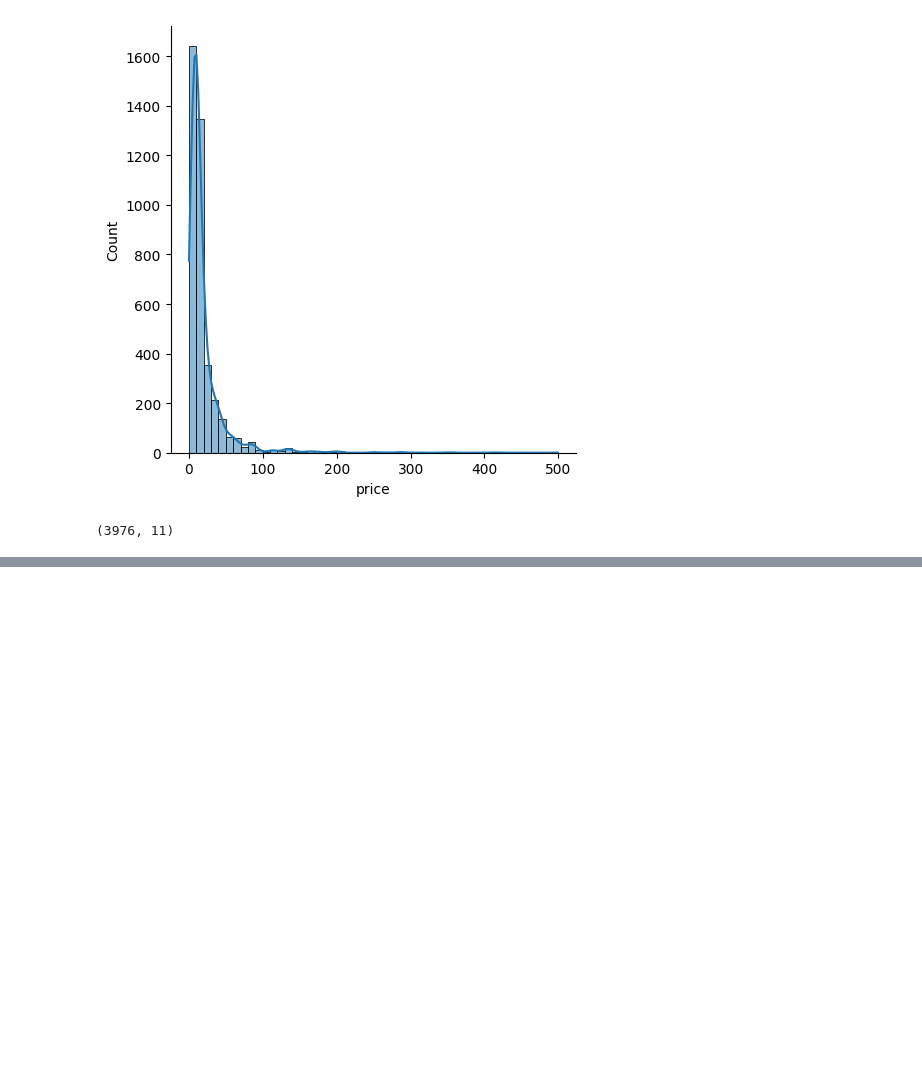
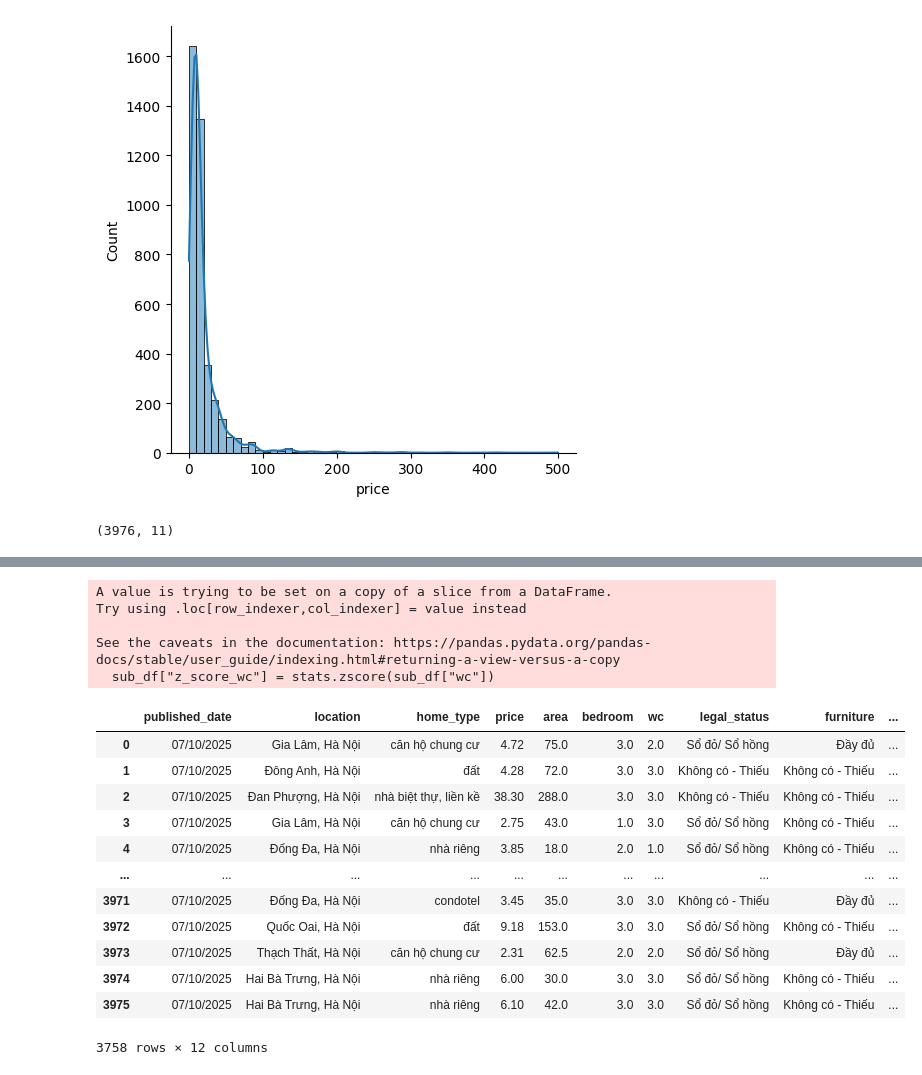
Before and after one commit to tuananh3124/python-crawl-bds.com.vn, a Jupyter notebook: bds_hn_cleaning_data.ipynb, the cells around one changed output, grey strips where cells are left out. Drawn from its saved outputs; the diff is of its cells as text; code cells hidden in the pictures; blank space fills up the shorter version.

Commit message:
cleaning data

```diff
--- a/bds_hn_cleaning_data.ipynb
+++ b/bds_hn_cleaning_data.ipynb
@@ -141,0 +168,24 @@ See the caveats in the documentation: https://pandas.pydata.org/pandas-docs/stab
+# %%
+# Lọc các dữ liệu ngoại lai wc bằng z-score
+sub_df["z_score_wc"] = stats.zscore(sub_df["wc"])
+sub_df = sub_df[(abs(sub_df["z_score_wc"]) <= 3)]
+sub_df
+# %% [output]
+A value is trying to be set on a copy of a slice from a DataFrame.
+Try using .loc[row_indexer,col_indexer] = value instead
+
+See the caveats in the documentation: https://pandas.pydata.org/pandas-docs/stable/user_guide/indexing.html#returning-a-view-versus-a-copy
+  sub_df["z_score_wc"] = stats.zscore(sub_df["wc"])
+|  | published_date | location | home_type | price | area | bedroom | wc | legal_status | furniture | ... |
+| 0 | 07/10/2025 | Gia Lâm, Hà Nội | căn hộ chung cư | 4.72 | 75.0 | 3.0 | 2.0 | Sổ đỏ/ Sổ hồng | Đầy đủ | ... |
+| 1 | 07/10/2025 | Đông Anh, Hà Nội | đất | 4.28 | 72.0 | 3.0 | 3.0 | Không có - Thiếu | Không có - Thiếu | ... |
+| 2 | 07/10/2025 | Đan Phượng, Hà Nội | nhà biệt thự, liền kề | 38.30 | 288.0 | 3.0 | 3.0 | Không có - Thiếu | Không có - Thiếu | ... |
+| 3 | 07/10/2025 | Gia Lâm, Hà Nội | căn hộ chung cư | 2.75 | 43.0 | 1.0 | 3.0 | Sổ đỏ/ Sổ hồng | Không có - Thiếu | ... |
+| 4 | 07/10/2025 | Đống Đa, Hà Nội | nhà riêng | 3.85 | 18.0 | 2.0 | 1.0 | Sổ đỏ/ Sổ hồng | Không có - Thiếu | ... |
+| ... | ... | ... | ... | ... | ... | ... | ... | ... | ... | ... |
+| 3971 | 07/10/2025 | Đống Đa, Hà Nội | condotel | 3.45 | 35.0 | 3.0 | 3.0 | Không có - Thiếu | Đầy đủ | ... |
+| 3972 | 07/10/2025 | Quốc Oai, Hà Nội | đất | 9.18 | 153.0 | 3.0 | 3.0 | Sổ đỏ/ Sổ hồng | Không có - Thiếu | ... |
+| 3973 | 07/10/2025 | Thạch Thất, Hà Nội | căn hộ chung cư | 2.31 | 62.5 | 2.0 | 2.0 | Sổ đỏ/ Sổ hồng | Đầy đủ | ... |
+| 3974 | 07/10/2025 | Hai Bà Trưng, Hà Nội | nhà riêng | 6.00 | 30.0 | 3.0 | 3.0 | Sổ đỏ/ Sổ hồng | Không có - Thiếu | ... |
+| 3975 | 07/10/2025 | Hai Bà Trưng, Hà Nội | nhà riêng | 6.10 | 42.0 | 3.0 | 3.0 | Sổ đỏ/ Sổ hồng | Không có - Thiếu | ... |
+3758 rows × 12 columns
```
Also changed, not shown: parts of 5 cells of this notebook.
